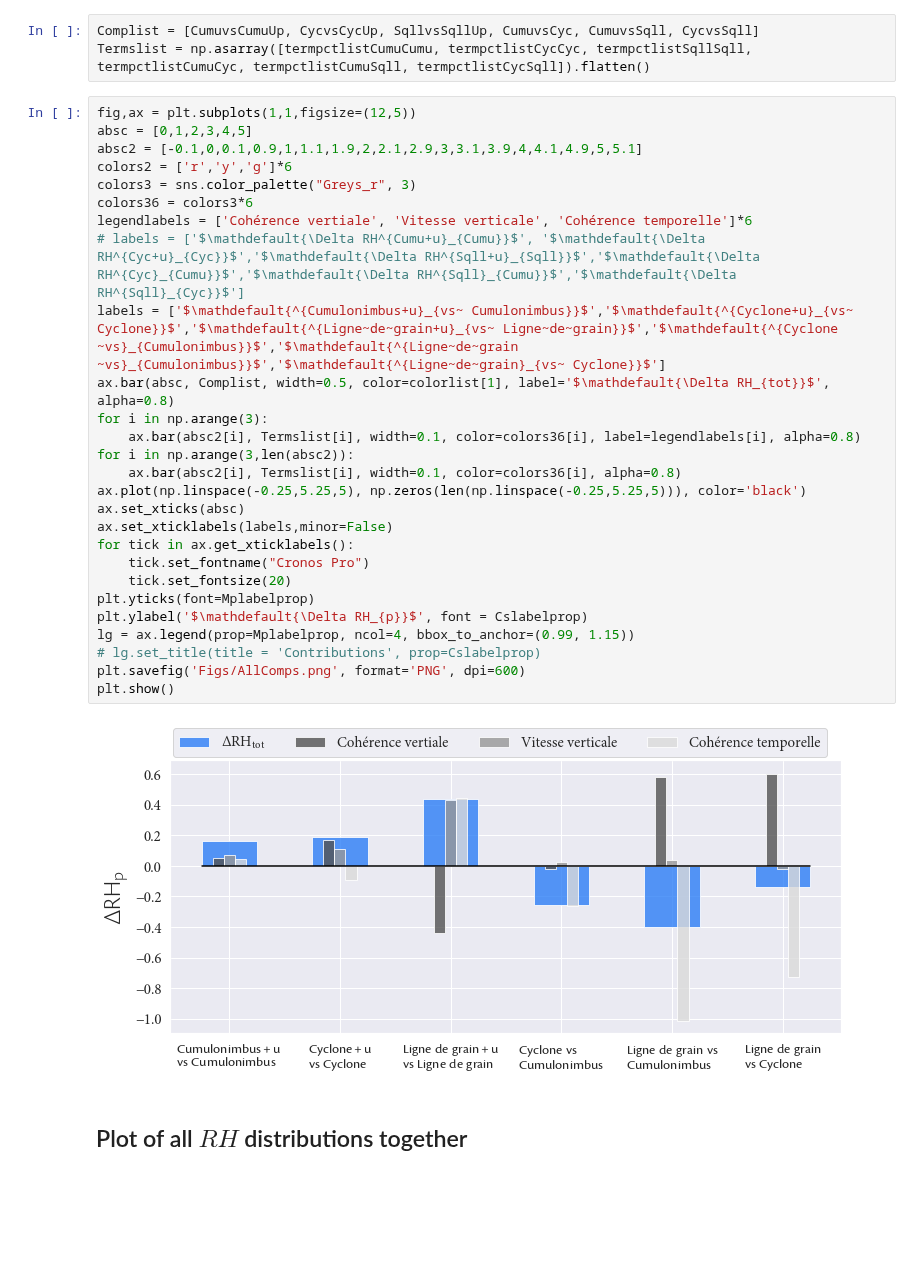
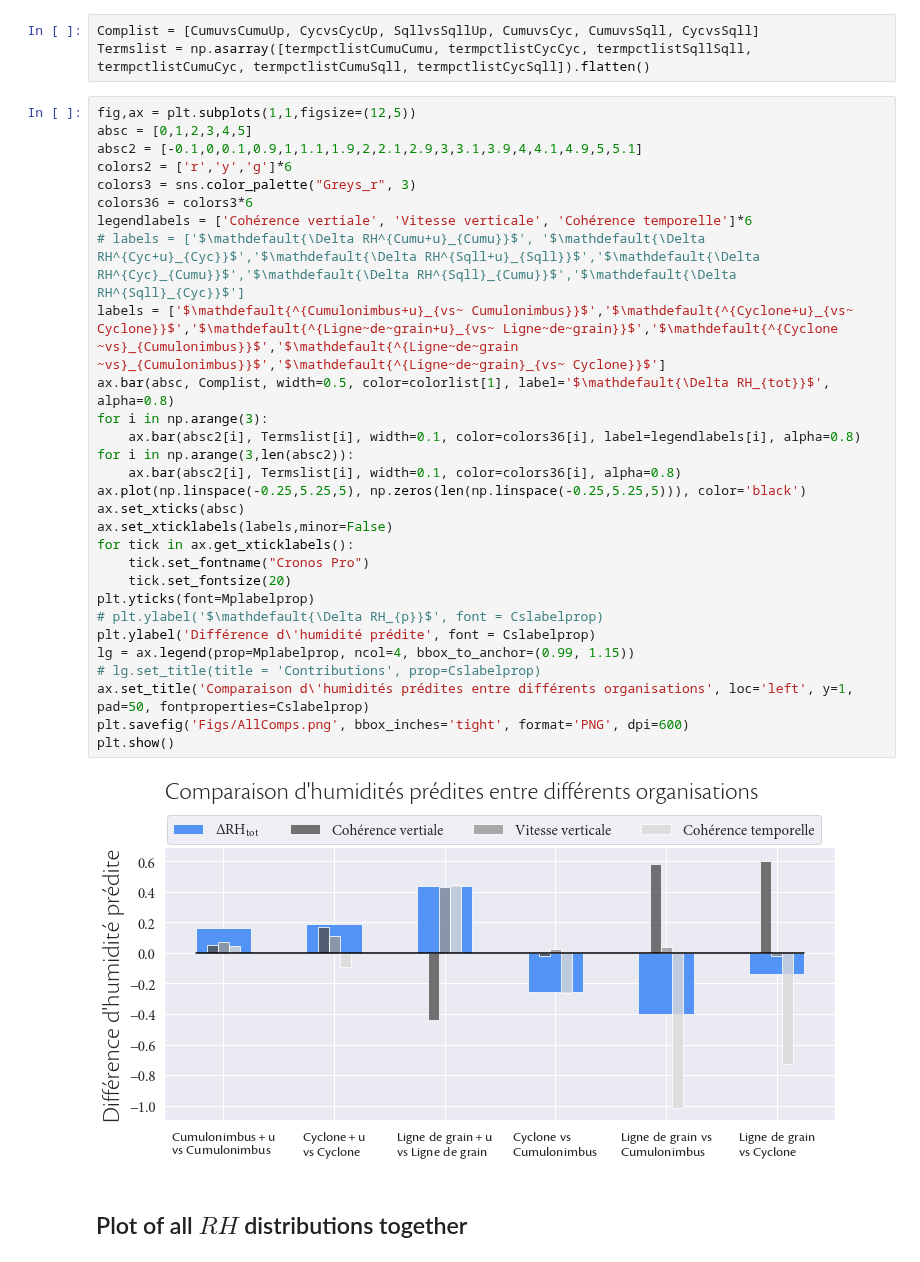
Before and after one commit to FelixLangot/LMD_Internship, a Jupyter notebook: Stats.ipynb, the cells around one changed output. Saved outputs shown, nothing was run; the diff lists cells and outputs as text; blank space fills up the shorter version.

```diff
--- a/Stats.ipynb
+++ b/Stats.ipynb
@@ -470,32 +474,34 @@ Termslist = np.asarray([termpctlistCumuCumu, termpctlistCycCyc, termpctlistSqllS
 # %%
 fig,ax = plt.subplots(1,1,figsize=(12,5))
 absc = [0,1,2,3,4,5]
 absc2 = [-0.1,0,0.1,0.9,1,1.1,1.9,2,2.1,2.9,3,3.1,3.9,4,4.1,4.9,5,5.1]
 colors2 = ['r','y','g']*6
 colors3 = sns.color_palette("Greys_r", 3)
 colors36 = colors3*6
 legendlabels = ['Cohérence vertiale', 'Vitesse verticale', 'Cohérence temporelle']*6
 # labels = ['$\mathdefault{\Delta RH^{Cumu+u}_{Cumu}}$', '$\mathdefault{\Delta RH^{Cyc+u}_{Cyc}}$','$\mathdefault{\Delta RH^{Sqll+u}_{Sqll}}$','$\mathdefault{\Delta RH^{Cyc}_{Cumu}}$','$\mathdefault{\Delta RH^{Sqll}_{Cumu}}$','$\mathdefault{\Delta RH^{Sqll}_{Cyc}}$']
 labels = ['$\mathdefault{^{Cumulonimbus+u}_{vs~ Cumulonimbus}}$','$\mathdefault{^{Cyclone+u}_{vs~ Cyclone}}$','$\mathdefault{^{Ligne~de~grain+u}_{vs~ Ligne~de~grain}}$','$\mathdefault{^{Cyclone ~vs}_{Cumulonimbus}}$','$\mathdefault{^{Ligne~de~grain ~vs}_{Cumulonimbus}}$','$\mathdefault{^{Ligne~de~grain}_{vs~ Cyclone}}$']
 ax.bar(absc, Complist, width=0.5, color=colorlist[1], label='$\mathdefault{\Delta RH_{tot}}$', alpha=0.8)
 for i in np.arange(3):
     ax.bar(absc2[i], Termslist[i], width=0.1, color=colors36[i], label=legendlabels[i], alpha=0.8)
 for i in np.arange(3,len(absc2)):
     ax.bar(absc2[i], Termslist[i], width=0.1, color=colors36[i], alpha=0.8)
 ax.plot(np.linspace(-0.25,5.25,5), np.zeros(len(np.linspace(-0.25,5.25,5))), color='black')
 ax.set_xticks(absc)
 ax.set_xticklabels(labels,minor=False)
 for tick in ax.get_xticklabels():
     tick.set_fontname("Cronos Pro")
     tick.set_fontsize(20)
 plt.yticks(font=Mplabelprop)
-plt.ylabel('$\mathdefault{\Delta RH_{p}}$', font = Cslabelprop)
+# plt.ylabel('$\mathdefault{\Delta RH_{p}}$', font = Cslabelprop)
+plt.ylabel('Différence d\'humidité prédite', font = Cslabelprop)
 lg = ax.legend(prop=Mplabelprop, ncol=4, bbox_to_anchor=(0.99, 1.15))
 # lg.set_title(title = 'Contributions', prop=Cslabelprop)
-plt.savefig('Figs/AllComps.png', format='PNG', dpi=600)
+ax.set_title('Comparaison d\'humidités prédites entre différents organisations', loc='left', y=1, pad=50, fontproperties=Cslabelprop)
+plt.savefig('Figs/AllComps.png', bbox_inches='tight', format='PNG', dpi=600)
 plt.show()
 # %% [output]
-[figure, old version]
+[figure, new version]
 # %% [markdown]
 ## Plot of all $RH$ distributions together
 # %%
```
Also changed, not shown: parts of 1 cell of this notebook.
